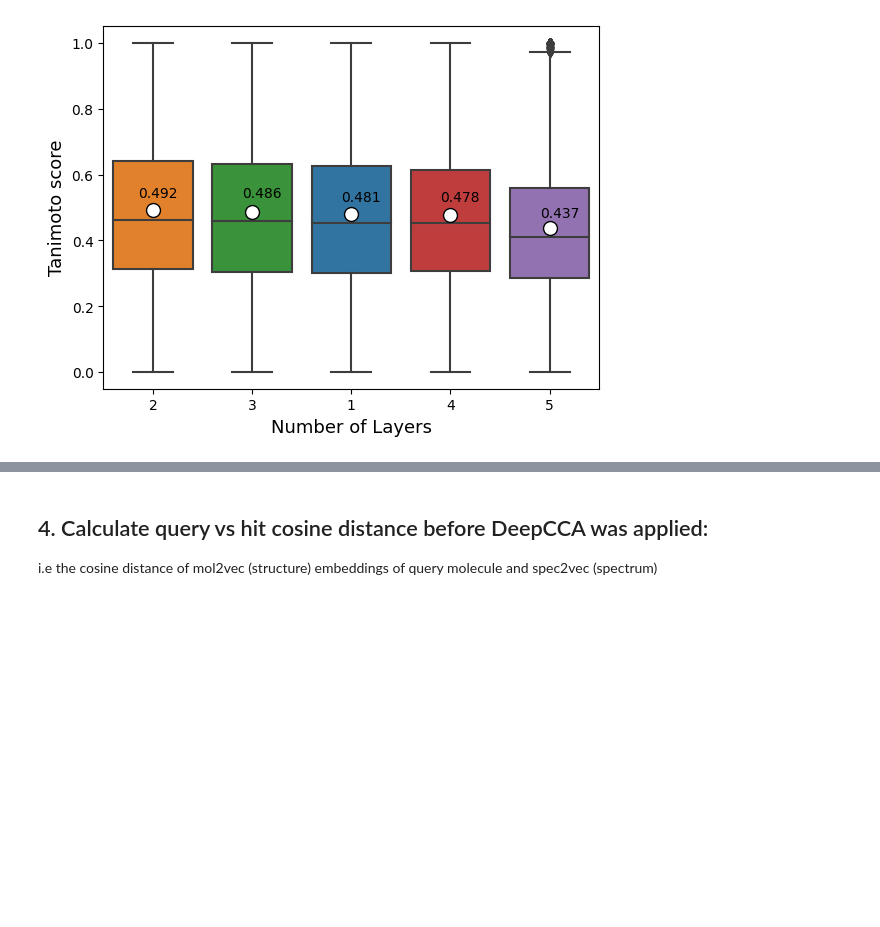
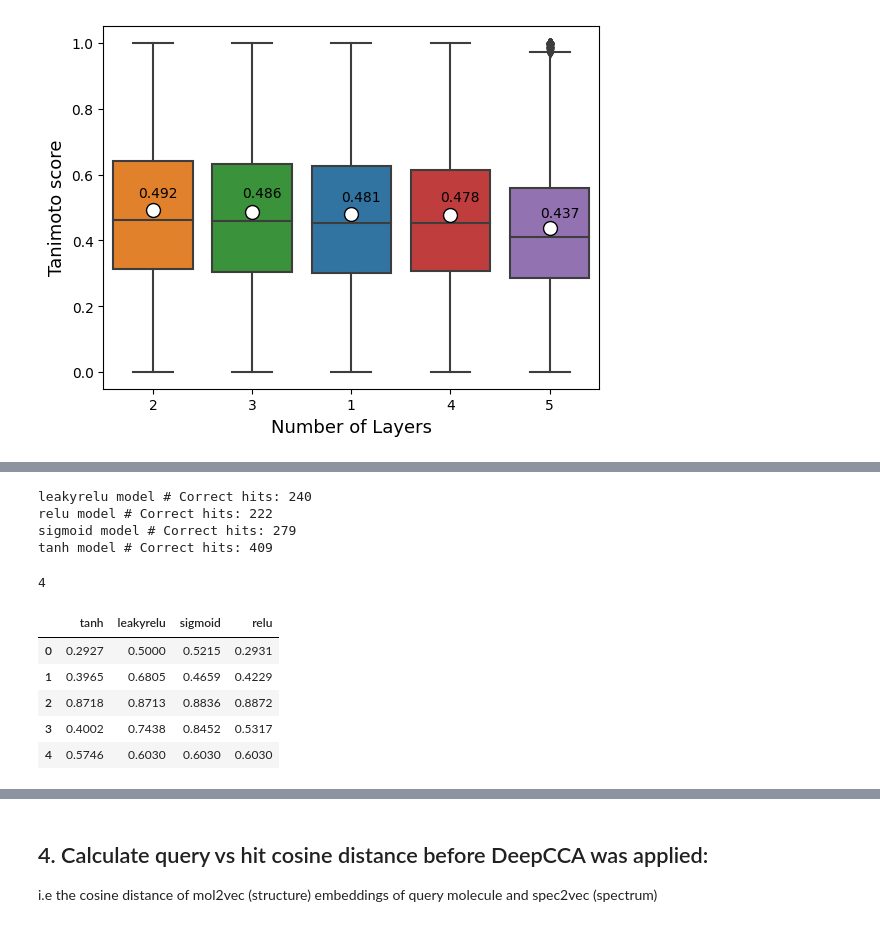
Before and after one commit to LukaLmelias/DeepCCA_thesis, a Jupyter notebook: spectra_structure_prediction.ipynb, the cells around one changed output, grey strips where cells are left out. Drawn from its saved outputs; the diff is of its cells as text; code cells hidden in the pictures; blank space fills up the shorter version.

```diff
--- a/spectra_structure_prediction.ipynb
+++ b/spectra_structure_prediction.ipynb
@@ -773,0 +880,11 @@ plt.show()
+# %%
+# load activation dfs
+
+paths = ['./sdl_logs/sdl_optimal_activation/train_df_max3_sdl_activation_optimised_z_scores.pickle',
+        './sdl_logs/sdl_optimal_activation/test_df_max3_sdl_activation_optimised_z_scores.pickle',
+                #'./sdl_logs/sdl_optimal_dims/val_df_max3_sdl_layers_optimised_z_scores.pickle'
+                ]
+
+train_df = Files(paths[0]).load_pickle()
+test_df = Files(paths[1]).load_pickle()
+test_df.head(1) # have we loaded the right dfs?
@@ -773,0 +943,36 @@ plt.show()
+# %%
+# load tanis from activations
+# load tanis
+activation_tanis = []
+model_logs = ['leakyrelu', 'relu','sigmoid', 'tanh']
+for i, activation in enumerate(model_logs):
+    tani = Files(f'./sdl_logs/sdl_optimal_activation/preds/{activation}_test_tanimoto.pickle').load_pickle()
+    activation_tanis.append(tani)
+    #print(f'Loading Layer {i} Tanis Complete')
+    #break
+    print(f'{activation} model # Correct hits: {tani.count(1.0)}')
+len(activation_tanis)
+# %% [output]
+leakyrelu model # Correct hits: 240
+relu model # Correct hits: 222
+sigmoid model # Correct hits: 279
+tanh model # Correct hits: 409
+4
+# %%
+activation_df = pd.DataFrame({'leakyrelu':activation_tanis[0],
+                       'relu':activation_tanis[1],
+                       'sigmoid':activation_tanis[2],
+                       'tanh':activation_tanis[3],
+                                                })
+
+
+sorted_index = activation_df.mean().sort_values(ascending=False).index
+activation_df_sorted=activation_df[sorted_index]
+activation_df_sorted.head(5)
+# %% [output]
+|  | tanh | leakyrelu | sigmoid | relu |
+| 0 | 0.2927 | 0.5000 | 0.5215 | 0.2931 |
+| 1 | 0.3965 | 0.6805 | 0.4659 | 0.4229 |
+| 2 | 0.8718 | 0.8713 | 0.8836 | 0.8872 |
+| 3 | 0.4002 | 0.7438 | 0.8452 | 0.5317 |
+| 4 | 0.5746 | 0.6030 | 0.6030 | 0.6030 |
```
Also changed, not shown: parts of 10 cells of this notebook, 2 other files.
